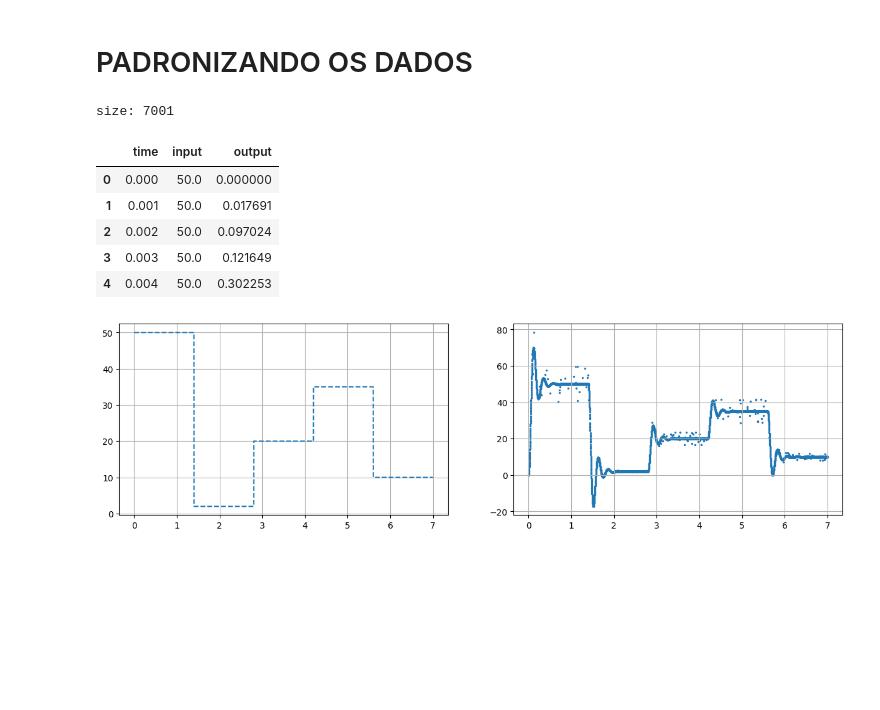
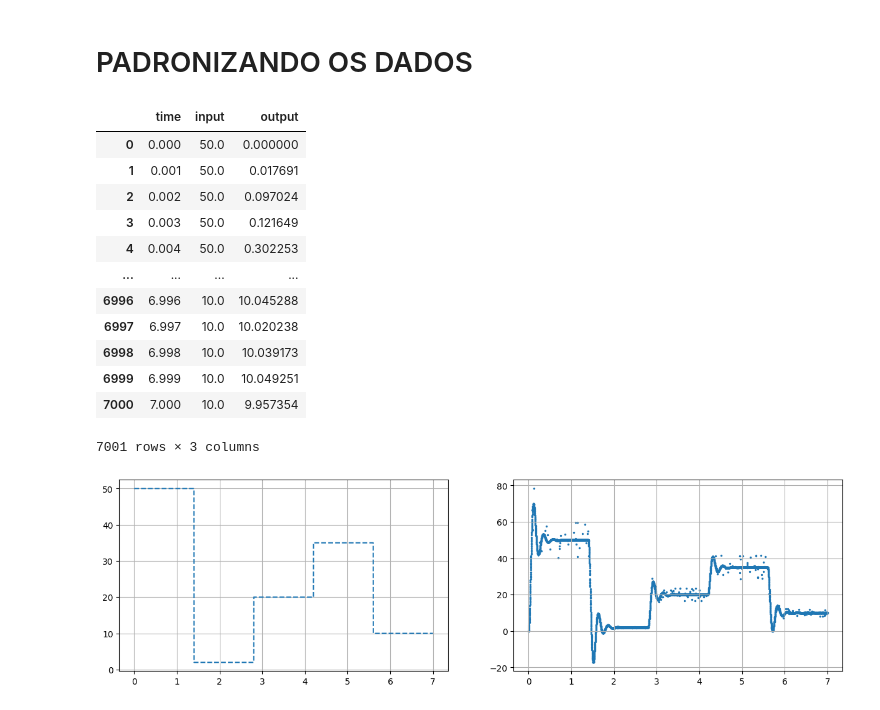
Before and after one commit to KlaussMarchi/PyTrole, a Jupyter notebook: Analisys/Analisys.ipynb, the cells around one changed output. Drawn from its saved outputs; the diff is of its cells as text; code cells hidden in the pictures; blank space fills up the shorter version.

```diff
--- a/Analisys/Analisys.ipynb
+++ b/Analisys/Analisys.ipynb
@@ -47,52 +35,33 @@ plt.grid()
 [figure]
 # %% [markdown]
 # PADRONIZANDO OS DADOS
-# %%
-def normalizeData(df, timeKey, responseKey, T=0.15):
-    initTime  = df[timeKey].iloc[0]
-    finalTime = df[timeKey].iloc[-1] + T
-    timeData = np.arange(initTime, finalTime, T)
-
-    lastValue  = df[responseKey].iloc[0]
-    desired = []
-
-    for t in timeData:
-        filtered = df.loc[df[timeKey] <= t][responseKey]
-
-        if not filtered.empty:
-            lastValue = filtered.iloc[-1]
-
-        desired.append(lastValue)
-
-    return timeData, desired
-
-
-def normalizeTable(df, key, T=0.15):
-    table = {key: []}
-
-    for column in df.columns:
-        if column == key:
-            continue
-
-        xData, yData = normalizeData(df, key, column, T)
-        table[column] = yData
-
-    table[key] = xData
-    return pd.DataFrame(table)
-
-
-dt = 0.001
-df = normalizeTable(df, 'time', dt)
-print('size:', len(df))
-df.head()
-# %% [output]
-size: 7001
-|  | time | input | output |
-| 0 | 0.000 | 50.0 | 0.000000 |
-| 1 | 0.001 | 50.0 | 0.017691 |
-| 2 | 0.002 | 50.0 | 0.097024 |
-| 3 | 0.003 | 50.0 | 0.121649 |
-| 4 | 0.004 | 50.0 | 0.302253 |
+# %%
+def normalizeTable(df, key, dt=0.15):
+    df[key]  = df[key] - df[key][0] # INICIA NO TEMPO 0
+    initTime = df[key].iloc[0]
+    finalTime = df[key].iloc[-1] + dt
+    newAxis = np.arange(initTime, finalTime, dt)
+    df = df.set_index(key).reindex(newAxis, method='ffill')
+    return df.reset_index().rename(columns={'index': key})
+
+
+dt = 0.001
+df = normalizeTable(df, 'time', dt)
+df
+# %% [output]
+|  | time | input | output |
+| 0 | 0.000 | 50.0 | 0.000000 |
+| 1 | 0.001 | 50.0 | 0.017691 |
+| 2 | 0.002 | 50.0 | 0.097024 |
+| 3 | 0.003 | 50.0 | 0.121649 |
+| 4 | 0.004 | 50.0 | 0.302253 |
+| ... | ... | ... | ... |
+| 6996 | 6.996 | 10.0 | 10.045288 |
+| 6997 | 6.997 | 10.0 | 10.020238 |
+| 6998 | 6.998 | 10.0 | 10.039173 |
+| 6999 | 6.999 | 10.0 | 10.049251 |
+| 7000 | 7.000 | 10.0 | 9.957354 |
+7001 rows × 3 columns
 # %%
 plt.figure(figsize=(15, 4))
 
```
Also changed, not shown: parts of 7 cells of this notebook, 8 other files.
